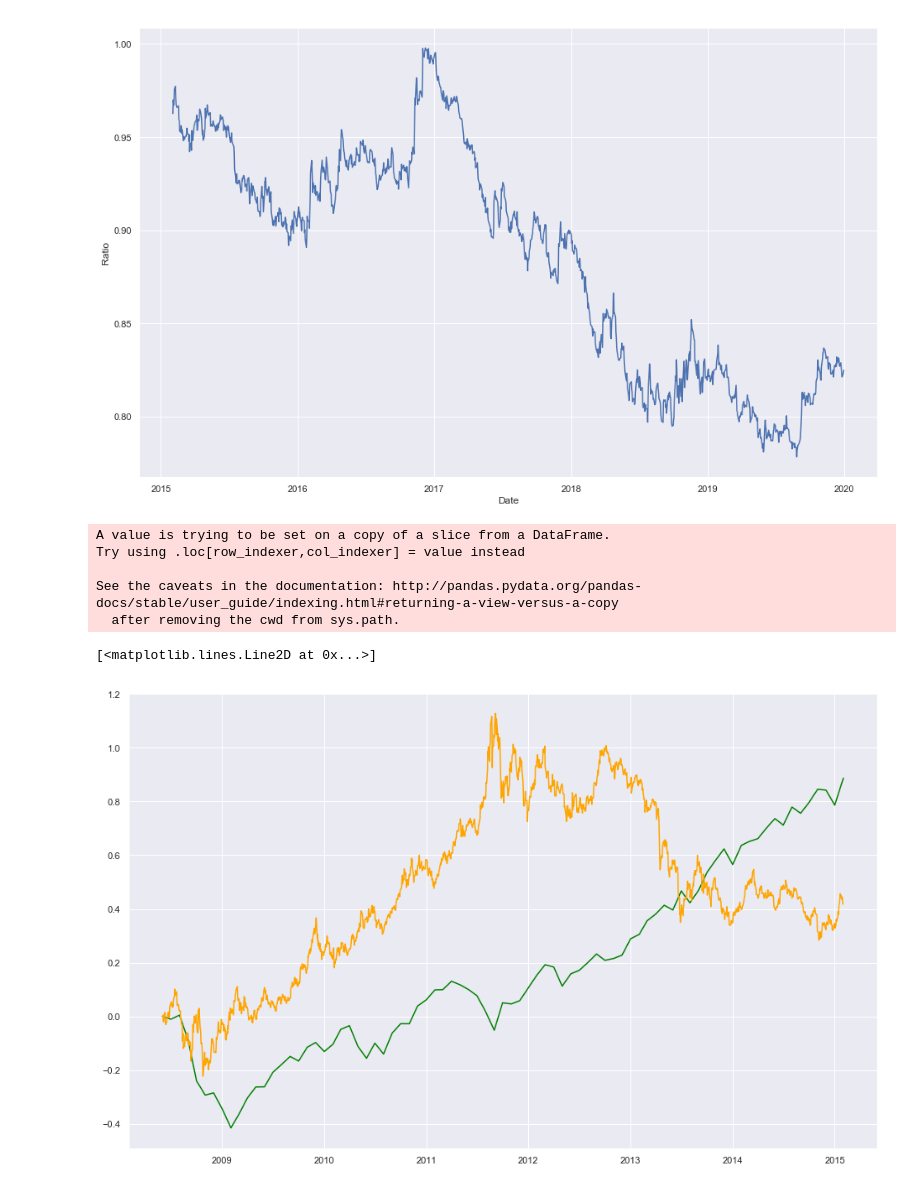
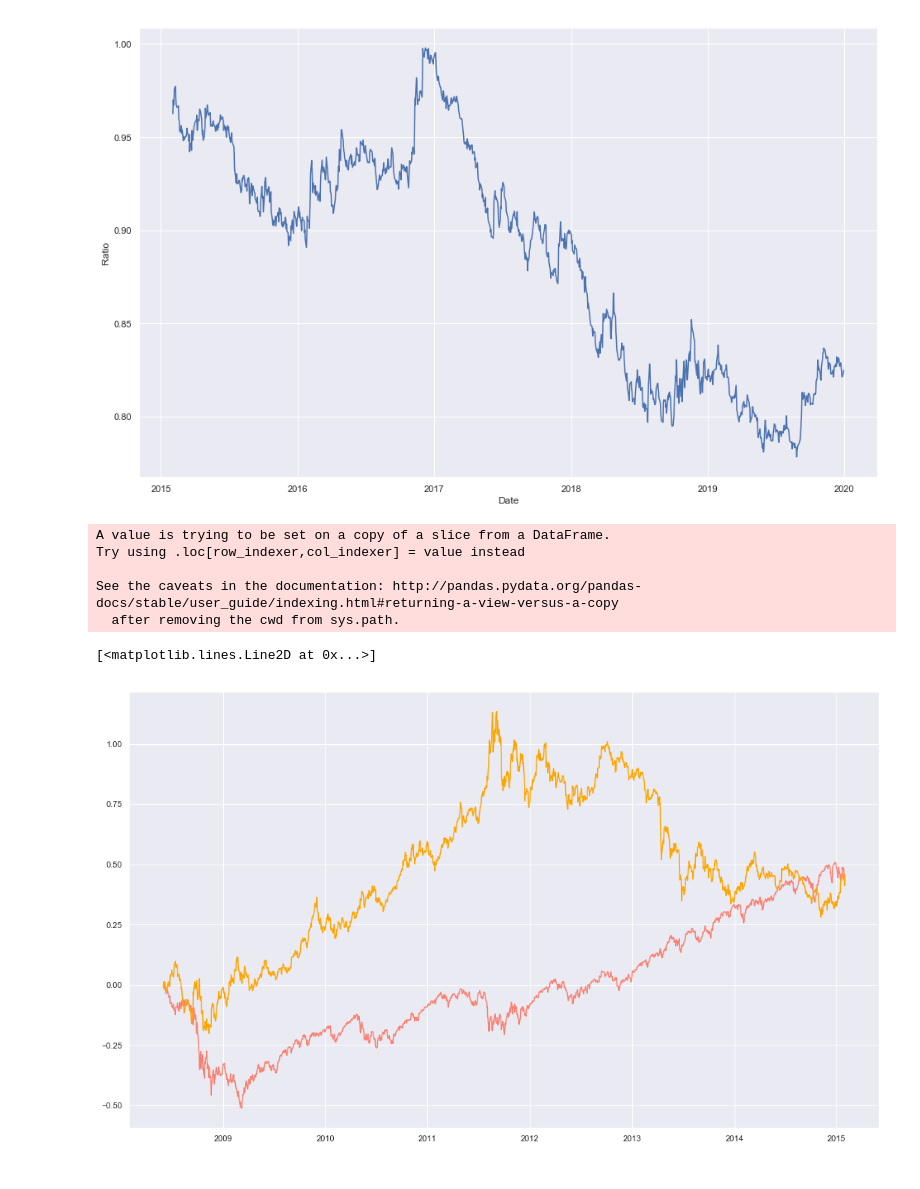
Before and after one commit to vikranttkumar/QuantitativeEasingEffects_Equities, a Jupyter notebook: Quantitative Easing Across Asset Classes.ipynb, the cells around one changed output. Drawn from its saved outputs; the diff is of its cells as text; code cells hidden in the pictures.

```diff
--- a/Quantitative Easing Across Asset Classes.ipynb
+++ b/Quantitative Easing Across Asset Classes.ipynb
@@ -49,6 +53,4 @@ dtypes: float64(1), object(7)
 memory usage: 226.9+ KB
-# %%
-Gold_daily['Actual_Price'] = Gold_daily['Actual_Price'].fillna(method='ffill')
 # %%
 BRK_price['Date'] = pd.to_datetime(BRK_price['Date'])
 SPY_price['Date'] = pd.to_datetime(SPY_price['Date'])
@@ -116,13 +119,13 @@ SPYV_price['Dividends'].fillna(0,inplace=True)
 XLU_price = XLU_price.merge(XLU_divs, left_on='Date',right_on='Date', how='left')
 XLU_price['Dividends'].fillna(0,inplace=True)
 # %%
-SPY_daily = SPY_daily.merge(SPY_divs, left_on='Date',right_on='Date', how='left')
-SPY_daily['Dividends'].fillna(0,inplace=True)
+# SPY_daily = SPY_daily.merge(SPY_divs, left_on='Date',right_on='Date', how='left')
+# SPY_daily['Dividends'].fillna(0,inplace=True)
 # %% [markdown]
 #### Get the true price of stock by adding back dividends
 # %%
 SPY_price['Actual_Price'] = SPY_price['Adj Close'] + SPY_price['Dividends']
-SPY_daily['Actual_Price'] = SPY_daily['Adj Close'] + SPY_daily['Dividends']
+SPY_daily['Actual_Price'] = SPY_daily['Adj Close']
 VPU_price['Actual_Price'] = VPU_price['Adj Close'] + VPU_price['Dividends']
 VTV_price['Actual_Price'] = VTV_price['Adj Close'] + VTV_price['Dividends']
 VUG_price['Actual_Price'] = VUG_price['Adj Close'] + VUG_price['Dividends']
@@ -130,7 +133,7 @@ BRK_price['Actual_Price'] = BRK_price['Adj Close']
 SPYG_price['Actual_Price'] = SPYG_price['Adj Close'] + SPYG_price['Dividends']
 SPYV_price['Actual_Price'] = SPYV_price['Adj Close'] + SPYV_price['Dividends']
 XLU_price['Actual_Price'] = XLU_price['Adj Close'] + XLU_price['Dividends']
-
+QQQ_price['Actual_Price'] = QQQ_price['Adj Close']
 SPY_price.head()
 # %% [output]
 |  | Date_x | Open | High | Low | Close | Adj Close | Volume | Month | Year | Date_y | Dividends | ... |
@@ -346,8 +359,14 @@ sns.lineplot(x='Date',y='Ratio',data=Gold_vs_SPY)
 Gold_vs_SPY['SMA_Gold_SPY_200Day'] = Gold_vs_SPY['Inverse_Ratio'].rolling(window=200).mean()
 Gold_vs_SPY['SMA_Gold_SPY_50Month'] = Gold_vs_SPY['Inverse_Ratio'].rolling(window=1521).mean()
 # %%
-sns.set(rc={'figure.figsize':(42,36)})
-sns.lineplot(x='Date',y='SMA_Gold_SPY_200Day',data=Gold_vs_SPY, color='red')
-sns.lineplot(x='Date',y='SMA_Gold_SPY_50Month',data=Gold_vs_SPY, color='blue')
-sns.lineplot(x='Date',y='Inverse_Ratio',data=Gold_vs_SPY, color='green')
+sns.set(rc={'figure.figsize':(18,12)})
+# plt.style.use('fivethirtyeight')
+sns.lineplot(x='Date',y='SMA_Gold_SPY_200Day',data=Gold_vs_SPY, color='red', label='200 Day SMA')
+sns.lineplot(x='Date',y='SMA_Gold_SPY_50Month',data=Gold_vs_SPY, color='blue', label = '50 Month SMA')
+sns.lineplot(x='Date',y='Inverse_Ratio',data=Gold_vs_SPY, color='orange', label='Ratio of Gold Prices over S&P500')
+plt.title("Ratio of Gold Prices to S&P500 with 200 Day & 50 Month SMA", size=32)
+plt.legend(loc='upper left', fontsize=20)
+plt.xlabel("Date", size=18)
+plt.ylabel("Ratio", size=18)
+#plt.show()
 # %% [output]
@@ -409,19 +429,19 @@ sns.lineplot(x='Date',y='Ratio',data=growth_val_QT)
 <matplotlib.axes._subplots.AxesSubplot at 0x...>
 [figure]
 # %%
-SPY_QE1 = compute_returns(SPY_price, '2008-06-01', '2015-02-01')
+SPY_QE1 = compute_returns(SPY_daily, '2008-06-01', '2015-02-01')
 Gold_QE1 = compute_returns(Gold_daily, '2008-06-01', '2015-02-01')
 
 sns.set(rc={'figure.figsize':(16,10)})
 fig,ax = plt.subplots()
-ax.plot(SPY_QE1.Date, SPY_QE1.DailyReturn, color="green")
+ax.plot(SPY_QE1.Date, SPY_QE1.DailyReturn, color="salmon")
 ax.plot(Gold_QE1.Date, Gold_QE1.DailyReturn, color="orange")
 # %% [output]
 A value is trying to be set on a copy of a slice from a DataFrame.
 Try using .loc[row_indexer,col_indexer] = value instead
 
 See the caveats in the documentation: http://pandas.pydata.org/pandas-docs/stable/user_guide/indexing.html#returning-a-view-versus-a-copy
   after removing the cwd from sys.path.
 [<matplotlib.lines.Line2D at 0x...>]
-[figure, old version]
+[figure, new version]
 # %%
```
Also changed, not shown: parts of 22 cells of this notebook.
